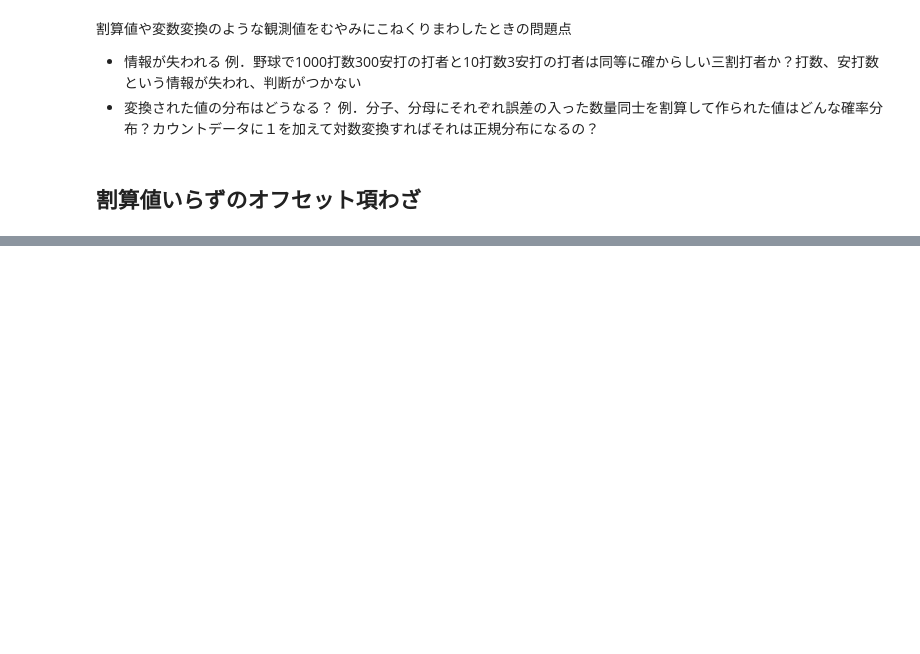
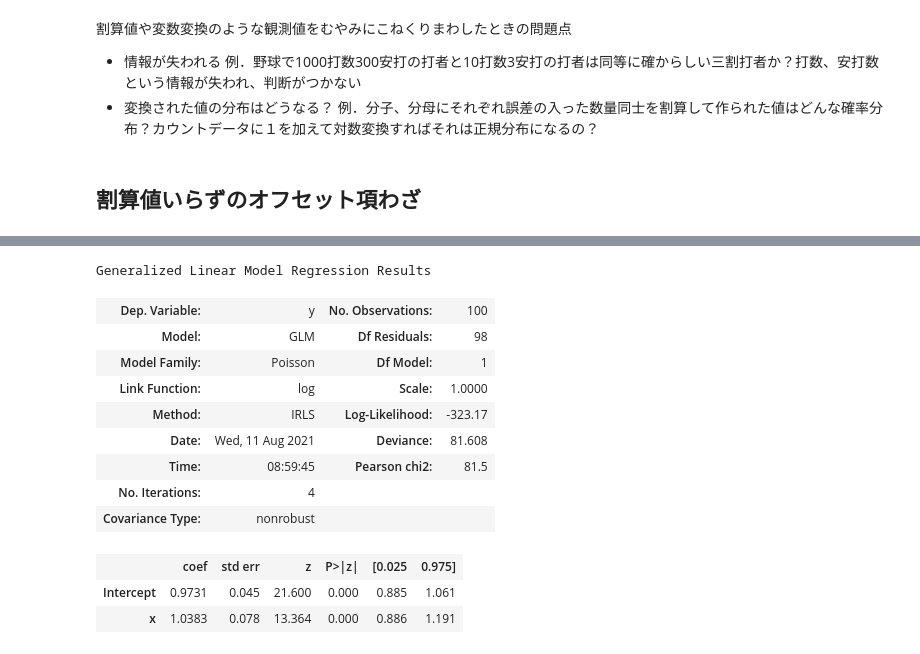
Before and after one commit to yasu199/study_statistics, a Jupyter notebook: データ統計のための統計モデリング入門/chapter_6/chapter_6.ipynb, the cells around one changed output, grey strips where cells are left out. Cells and saved outputs as stored; diff of their text form; code cells hidden in the pictures; blank space fills up the shorter version.

```diff
--- a/データ統計のための統計モデリング入門/chapter_6/chapter_6.ipynb
+++ b/データ統計のための統計モデリング入門/chapter_6/chapter_6.ipynb
@@ -370,0 +381,18 @@ $$
+# %%
+model = smf.glm('y~x',offset=np.log(plant_data.A),data=plant_data,family=sm.families.Poisson())
+result = model.fit()
+result.summary()
+# %% [output]
+Generalized Linear Model Regression Results
+| Dep. Variable: | y | No. Observations: | 100 |
+| Model: | GLM | Df Residuals: | 98 |
+| Model Family: | Poisson | Df Model: | 1 |
+| Link Function: | log | Scale: | 1.0000 |
+| Method: | IRLS | Log-Likelihood: | -323.17 |
+| Date: | Wed, 11 Aug 2021 | Deviance: | 81.608 |
+| Time: | 08:59:45 | Pearson chi2: | 81.5 |
+| No. Iterations: | 4 |  |  |
+| Covariance Type: | nonrobust |  |  |
+|  | coef | std err | z | P>|z| | [0.025 | 0.975] |
+| Intercept | 0.9731 | 0.045 | 21.600 | 0.000 | 0.885 | 1.061 |
+| x | 1.0383 | 0.078 | 13.364 | 0.000 | 0.886 | 1.191 |
```
Also changed, not shown: parts of 6 cells of this notebook.
